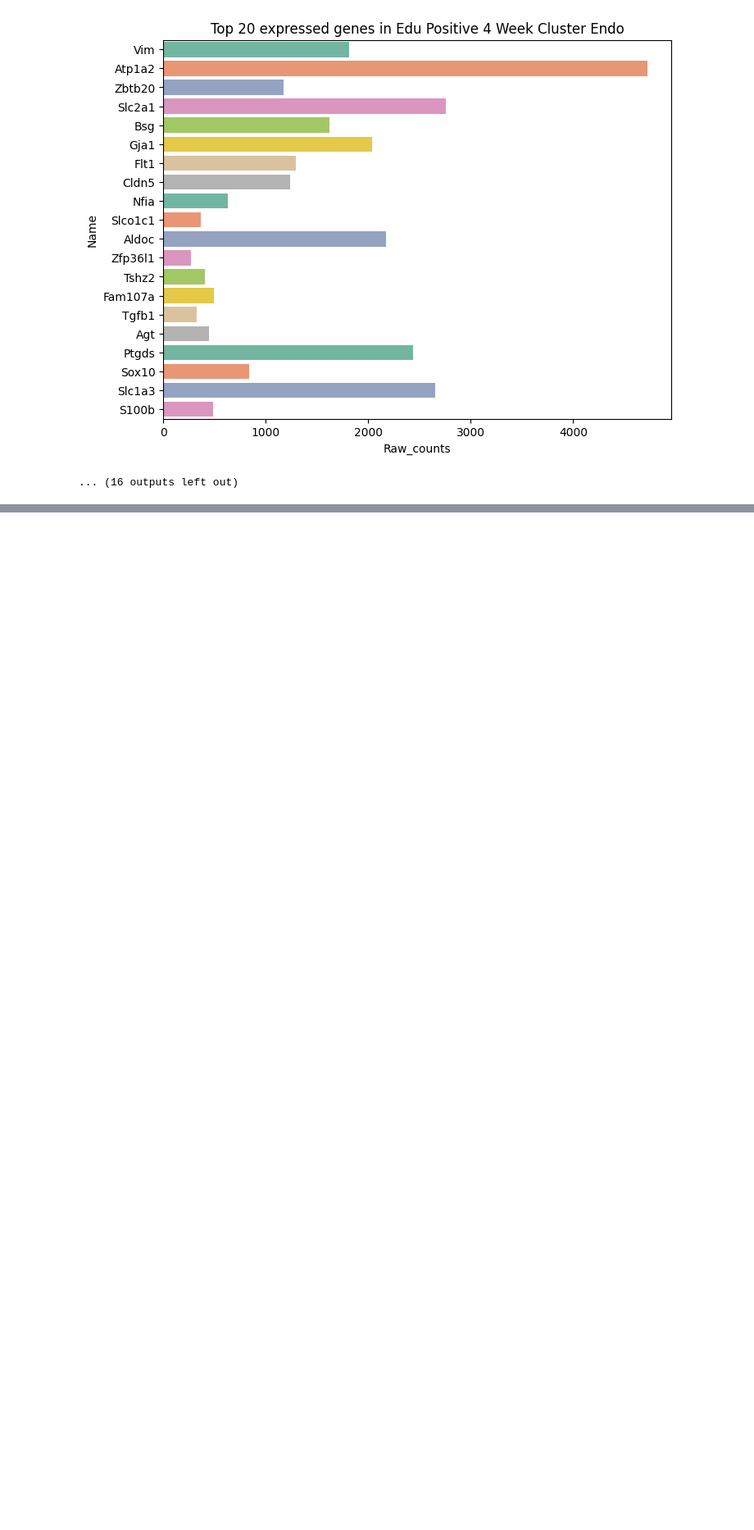
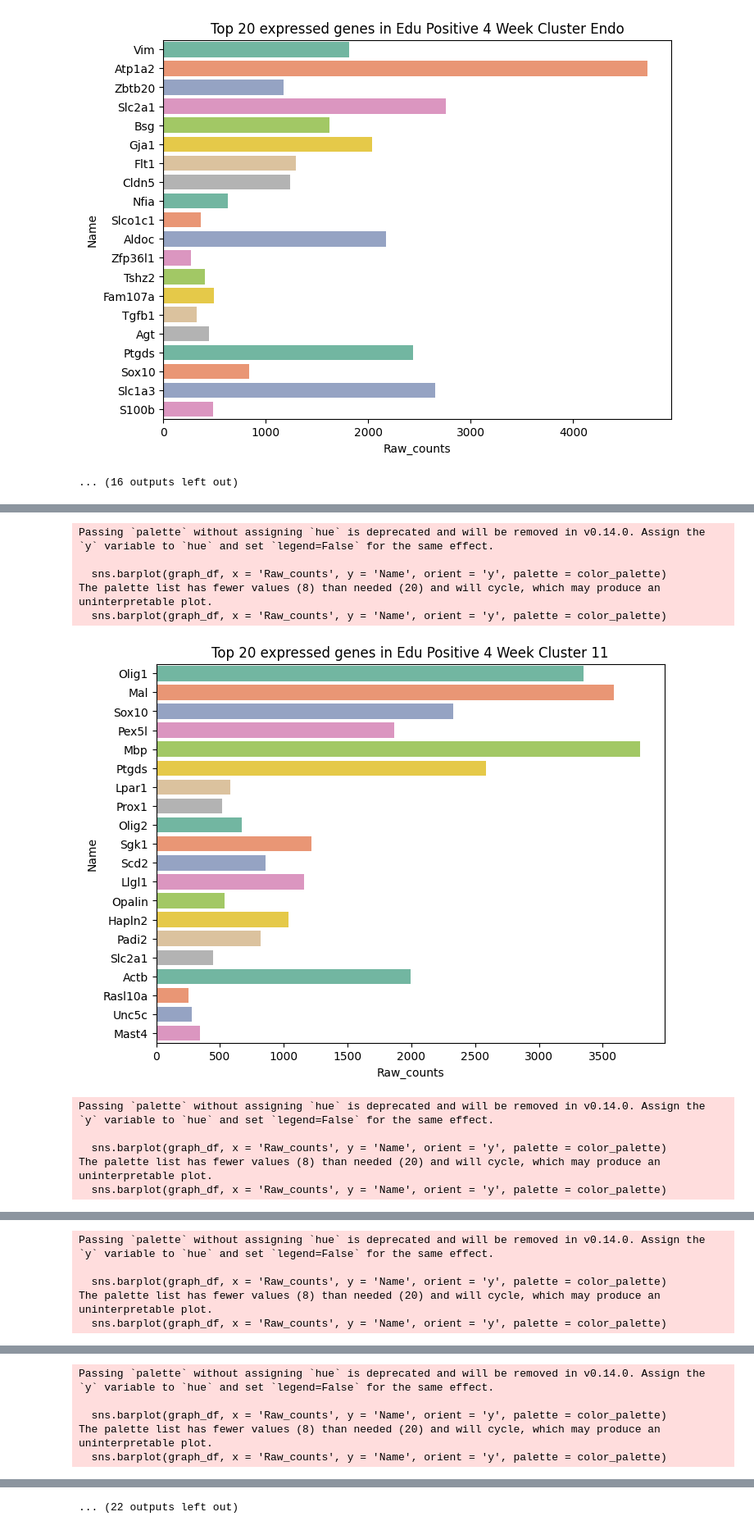
Before and after one commit to krisalejo/Edu-Pos-Analysis, a Jupyter notebook: Edu4WeekPos - Top 20 express genes.ipynb, the cells around one changed output, grey strips where cells are left out. Shown at 82% size. Drawn from its saved outputs; the diff is of its cells as text; code cells hidden in the pictures; blank space fills up the shorter version.

Commit message:
add leiden clusters for brain proj and top 20

```diff
--- a/Edu4WeekPos - Top 20 express genes.ipynb
+++ b/Edu4WeekPos - Top 20 express genes.ipynb
@@ -202,0 +208,10 @@ The palette list has fewer values (8) than needed (20) and will cycle, which may
+# %%
+raw_count_df_leiden = pd.DataFrame(raw_counts)
+raw_count_df_leiden.columns = raw_count_df_column_name
+raw_count_df_leiden = raw_count_df_leiden.T
+raw_count_df_leiden.columns = leiden_list
+raw_count_df_leiden = raw_count_df_leiden.T
+raw_count_df_leiden = raw_count_df_leiden.assign(leiden_cluster = leiden_clusters)
+raw_count_df_leiden = raw_count_df_leiden.groupby('leiden_cluster').sum()
+#raw_count_df_leiden.to_csv('xenium_raw_count_leiden.csv',index=True, mode='w')
+raw_count_df_leiden
@@ -202,0 +241,3 @@ The palette list has fewer values (8) than needed (20) and will cycle, which may
+# %%
+leiden_array = np.array(edu_pos_scdata.obs['leiden'].unique())
+leiden_array
@@ -202,0 +247,3 @@ The palette list has fewer values (8) than needed (20) and will cycle, which may
+# %%
+color_palette = sns.color_palette("Set2")
+color_palette
@@ -202,0 +263,8 @@ The palette list has fewer values (8) than needed (20) and will cycle, which may
+# %%
+raw_gene_array = np.empty((0,20))
+for cluster in leiden_array:
+    raw_gene_array_by_cluster = []
+    for gene in edu_pos_scdata.uns['rank_genes_groups']['names'][cluster][:20]:
+        raw_gene_array_by_cluster = np.append(raw_gene_array_by_cluster, raw_count_df_leiden.at[cluster, gene])
+    raw_gene_array = np.vstack((raw_gene_array, raw_gene_array_by_cluster))
+raw_gene_array
@@ -202,0 +289,24 @@ The palette list has fewer values (8) than needed (20) and will cycle, which may
+# %%
+for cluster, i in zip(leiden_array, range(len(raw_gene_array))):
+    x_label = raw_gene_array[i]
+    y_label = edu_pos_scdata.uns['rank_genes_groups']['names'][cluster][:20]
+    graph_df = pd.DataFrame().assign(Name = y_label).assign(Raw_counts = x_label)
+    #graph_df
+    plt.style.use('default')
+    plt.figure(figsize = (8, 6))
+    sns.barplot(graph_df, x = 'Raw_counts', y = 'Name', orient = 'y', palette = color_palette)
+    plt.title(f'Top 20 expressed genes in Edu Positive 4 Week Cluster {cluster}')
+    #plt.savefig(f'Xenium Cluster {cluster} top 20 gene expression bar chart')
+    plt.show()
+# %% [output]
+Passing `palette` without assigning `hue` is deprecated and will be removed in v0.14.0. Assign the `y` variable to `hue` and set `legend=False` for the same effect.
+
+  sns.barplot(graph_df, x = 'Raw_counts', y = 'Name', orient = 'y', palette = color_palette)
+The palette list has fewer values (8) than needed (20) and will cycle, which may produce an uninterpretable plot.
+  sns.barplot(graph_df, x = 'Raw_counts', y = 'Name', orient = 'y', palette = color_palette)
+[figure, added]
+Passing `palette` without assigning `hue` is deprecated and will be removed in v0.14.0. Assign the `y` variable to `hue` and set `legend=False` for the same effect.
+
+  sns.barplot(graph_df, x = 'Raw_counts', y = 'Name', orient = 'y', palette = color_palette)
+The palette list has fewer values (8) than needed (20) and will cycle, which may produce an uninterpretable plot.
+  sns.barplot(graph_df, x = 'Raw_counts', y = 'Name', orient = 'y', palette = color_palette)
@@ -202,0 +314,5 @@ The palette list has fewer values (8) than needed (20) and will cycle, which may
+Passing `palette` without assigning `hue` is deprecated and will be removed in v0.14.0. Assign the `y` variable to `hue` and set `legend=False` for the same effect.
+
+  sns.barplot(graph_df, x = 'Raw_counts', y = 'Name', orient = 'y', palette = color_palette)
+The palette list has fewer values (8) than needed (20) and will cycle, which may produce an uninterpretable plot.
+  sns.barplot(graph_df, x = 'Raw_counts', y = 'Name', orient = 'y', palette = color_palette)
@@ -202,0 +320,5 @@ The palette list has fewer values (8) than needed (20) and will cycle, which may
+Passing `palette` without assigning `hue` is deprecated and will be removed in v0.14.0. Assign the `y` variable to `hue` and set `legend=False` for the same effect.
+
+  sns.barplot(graph_df, x = 'Raw_counts', y = 'Name', orient = 'y', palette = color_palette)
+The palette list has fewer values (8) than needed (20) and will cycle, which may produce an uninterpretable plot.
+  sns.barplot(graph_df, x = 'Raw_counts', y = 'Name', orient = 'y', palette = color_palette)
@@ -202,0 +338 @@ The palette list has fewer values (8) than needed (20) and will cycle, which may
+... (22 outputs left out)
```
Also changed, not shown: parts of 11 cells of this notebook.
